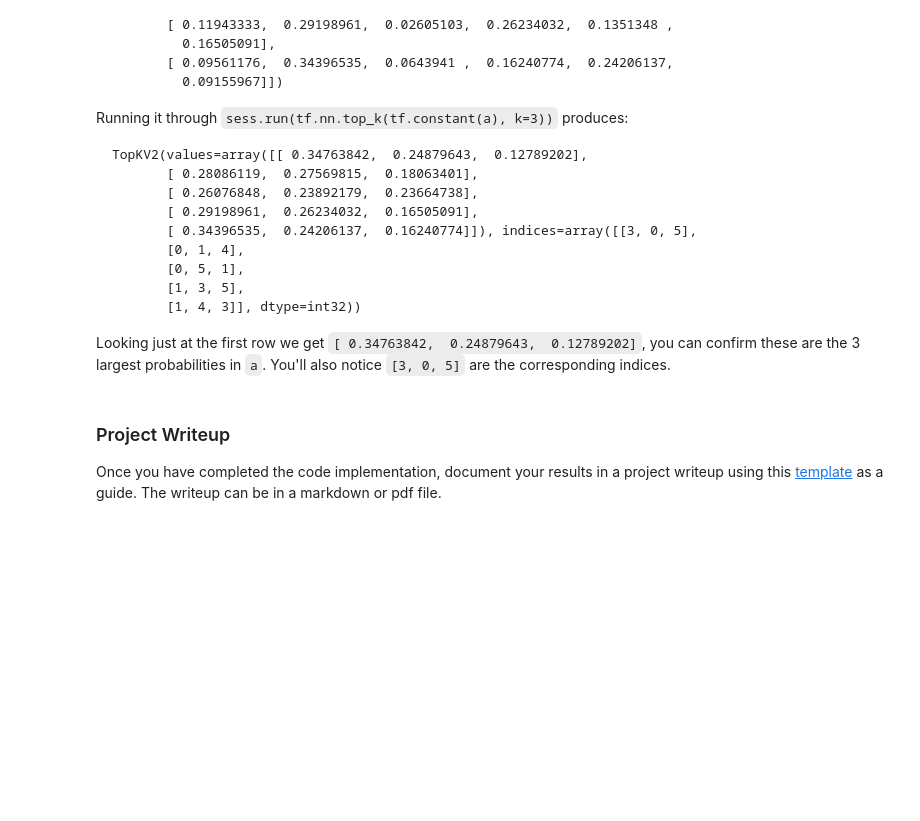
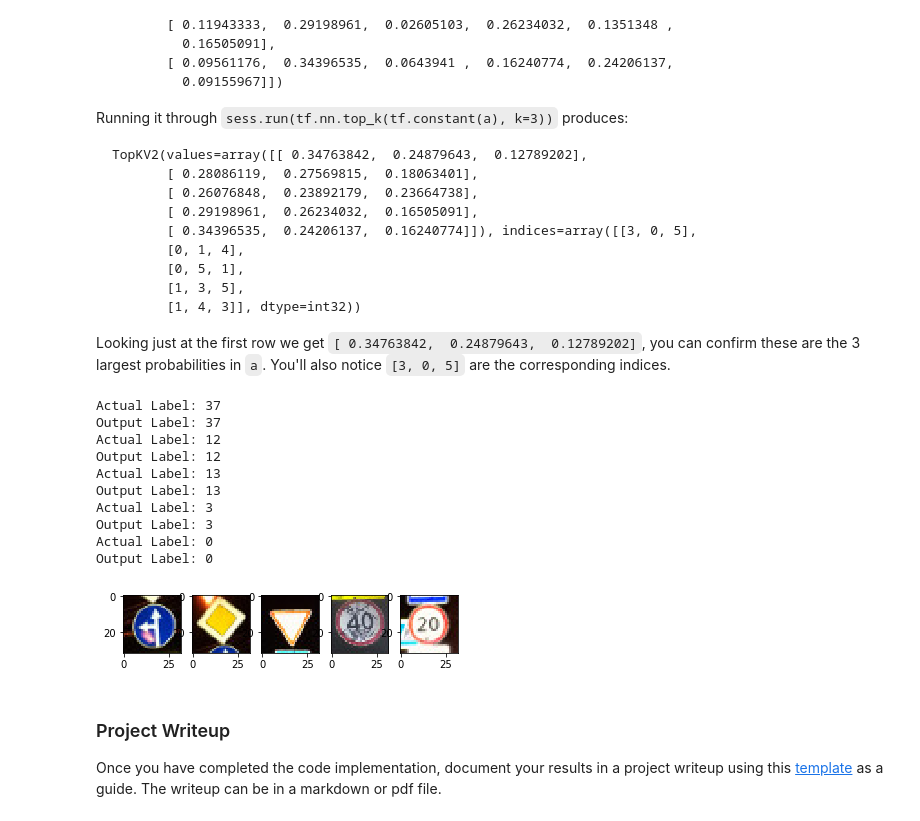
Before and after one commit to feritte/CarND-Traffic-Sign-Classifier-Project, a Jupyter notebook: Traffic_Sign_Classifier.ipynb, the cells around one changed output. Drawn from its saved outputs; the diff is of its cells as text; code cells hidden in the pictures; blank space fills up the shorter version.

```diff
--- a/Traffic_Sign_Classifier.ipynb
+++ b/Traffic_Sign_Classifier.ipynb
@@ -631,3 +620,34 @@ def show_and_pred_certainty_image(image):
+# %%
+### Visualize the softmax probabilities here.
+### Feel free to use as many code cells as needed.
+import matplotlib.pyplot as plt
+softmax = tf.nn.softmax(logits)
+top_k = tf.nn.top_k(softmax, k =3)
+plot = plt.figure()
+with tf.Session() as sess:
+    sess.run(tf.global_variables_initializer())
+    saver.restore(sess, tf.train.latest_checkpoint('.'))
+    test_softmax_logits = sess.run(softmax, feed_dict={x: gray_test_images, keep_prob: 1.0})
+    test_top_k = sess.run(top_k, feed_dict={x: gray_test_images, keep_prob: 1.0})
+
+for i in range(5):
+    image = mpimg.imread(img_folder + "%d.jpg" % (i+1) )
+    grid = plot.add_subplot(1,5,i+1)
+    grid.imshow(image)
+    print("Actual Label:",test_labels[i])
+    print("Output Label:",test_top_k[1][i][0])
+# %% [output]
+Actual Label: 37
+Output Label: 37
+Actual Label: 12
+Output Label: 12
+Actual Label: 13
+Output Label: 13
+Actual Label: 3
+Output Label: 3
+Actual Label: 0
+Output Label: 0
+[figure, added]
 # %% [markdown]
 ### Project Writeup
 
```
Also changed, not shown: parts of 12 cells of this notebook, 1 other file.
